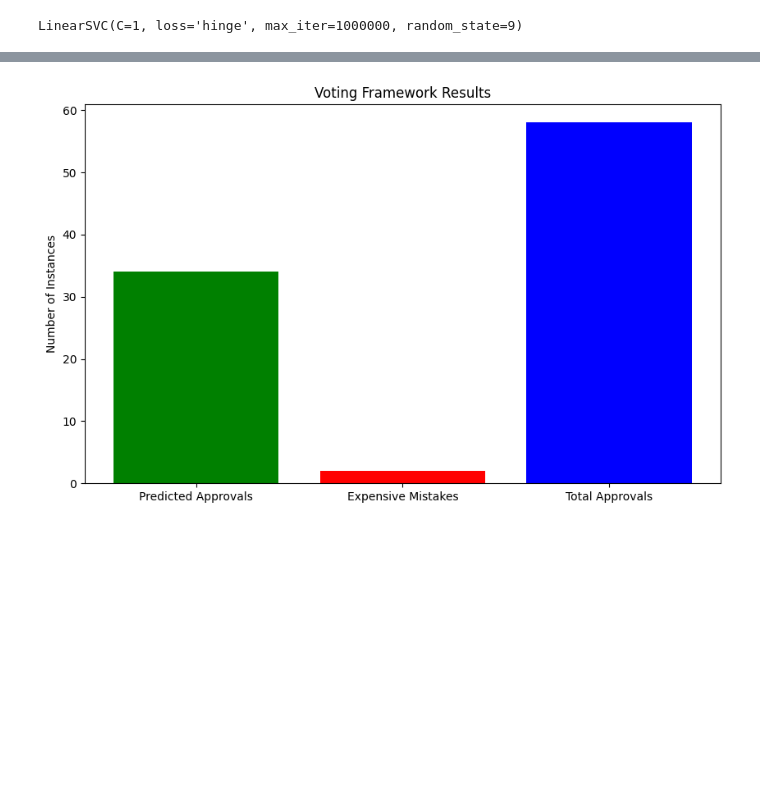
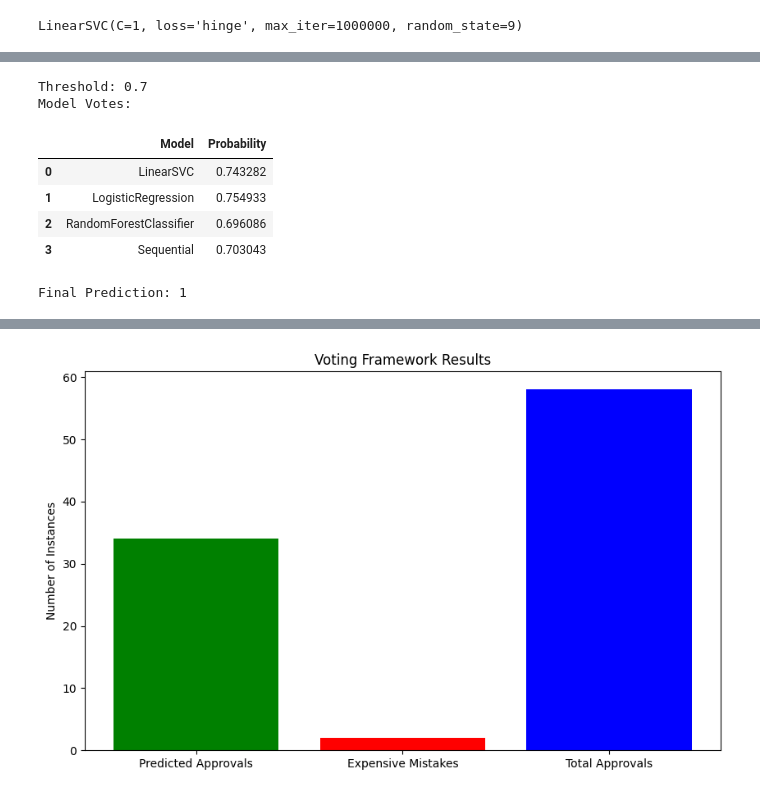
Before and after one commit to dbellenberg/CostSensitiveCreditRisk, a Jupyter notebook: final_project/Fred_G/ExamProjFred.ipynb, the cells around one changed output, grey strips where cells are left out. Drawn from its saved outputs; the diff is of its cells as text; code cells hidden in the pictures; blank space fills up the shorter version.

```diff
--- a/final_project/Fred_G/ExamProjFred.ipynb
+++ b/final_project/Fred_G/ExamProjFred.ipynb
@@ -421,3 +455,47 @@ Probability: 0.74192834
+# %%
+import pandas as pd
+
+# Define a function to apply the color
+def color_above_threshold(val):
+    color = 'green' if val > threshold else 'red'
+    return f'color: {color}'
+
+# Create an empty list to store the rows of the table
+table_rows = []
+
+# Loop over the model votes
+for model, predicted_probability in model_votes:
+    # Create a dictionary for this row
+    row = {
+        "Model": model.__class__.__name__,
+        "Probability": predicted_probability
+    }
+    # Add the dictionary to the list
+    table_rows.append(row)
+
+# Create a DataFrame from the list of dictionaries
+votes_table = pd.DataFrame(table_rows)
+
+#print fstring for threshold
+print(f"Threshold: {threshold}")
+# Display the final prediction and the table
+print("Model Votes:")
+
+# Apply the color to the 'Probability' column
+styled_table = votes_table.style.applymap(color_above_threshold, subset=['Probability'])
+
+display(styled_table)
+
+print("Final Prediction:", prediction)
+# %% [output]
+Threshold: 0.7
+Model Votes:
+|  | Model | Probability |
+| 0 | LinearSVC | 0.743282 |
+| 1 | LogisticRegression | 0.754933 |
+| 2 | RandomForestClassifier | 0.696086 |
+| 3 | Sequential | 0.703043 |
+Final Prediction: 1
 # %%
 import warnings
 
```
Also changed, not shown: parts of 6 cells of this notebook, 1 other file.
